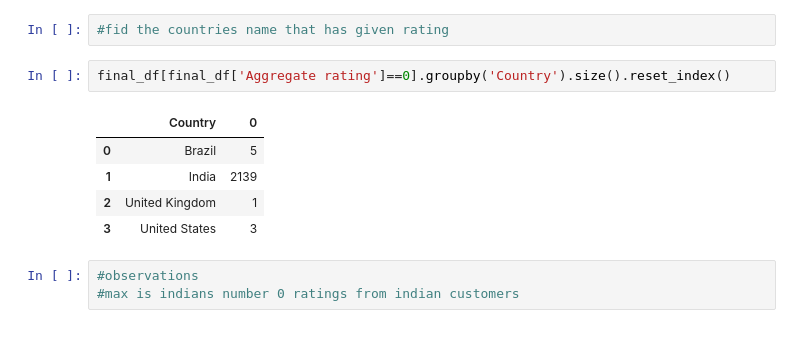
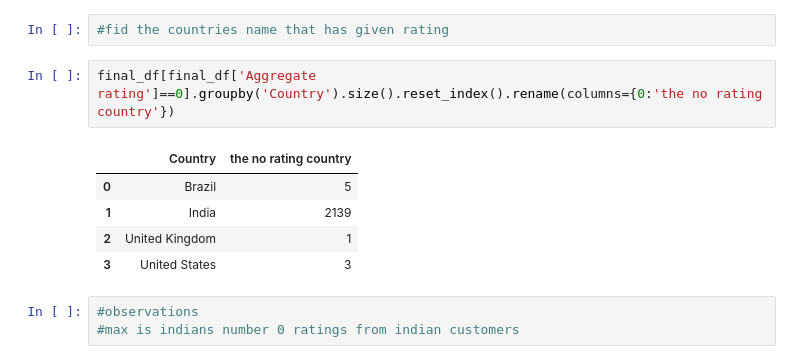
Before and after one commit to BALAJI08953/EDA-MACHINE_LEARNING_DATA_SCIENCE, a Jupyter notebook: eda-zomato.ipynb, the cells around one changed output. Cells and saved outputs as stored; diff of their text form.

```diff
--- a/eda-zomato.ipynb
+++ b/eda-zomato.ipynb
@@ -253,9 +253,9 @@ Passing `palette` without assigning `hue` is deprecated and will be removed in v
 # %%
 #fid the countries name that has given rating
 # %%
-final_df[final_df['Aggregate rating']==0].groupby('Country').size().reset_index()
+final_df[final_df['Aggregate rating']==0].groupby('Country').size().reset_index().rename(columns={0:'the no rating country'})
 # %% [output]
-|  | Country | 0 |
+|  | Country | the no rating country |
 | 0 | Brazil | 5 |
 | 1 | India | 2139 |
 | 2 | United Kingdom | 1 |
```
Also changed, not shown: parts of 2 cells of this notebook, 16 other files.
